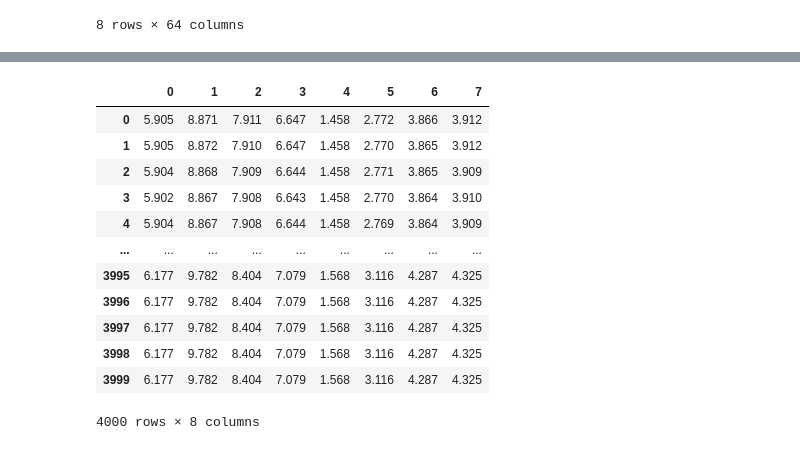
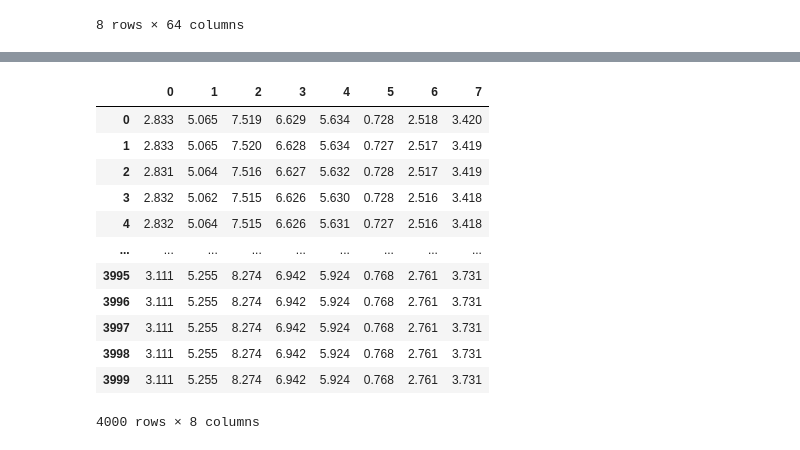
Before and after one commit to MohamedNennouche/COPD-Detection, a Jupyter notebook: COPD-notebook.ipynb, the cells around one changed output, grey strips where cells are left out. Saved outputs shown, nothing was run; the diff lists cells and outputs as text; code cells hidden in the pictures.

```diff
--- a/COPD-notebook.ipynb
+++ b/COPD-notebook.ipynb
@@ -100,24 +123,24 @@ On peut aussi remarquer que tous les fichiers ne contiennent aucune valeur manqu
 # %%
-data_capteurs0 = []
+data_capteurs_smokers = []
 for i in range(8) :
-    data = monFichier[i]
-    for j in range(8) :
-        data += monFichier[i+1+8*(j+1)]
-    data_capteurs0.append(list(data))
-data_capteurs0 = pd.DataFrame(data_capteurs0)
-data_capteurs0 = data_capteurs0.T
-data_capteurs0
+    data = data_smokers[i]
+    for j in range(1,8) :
+        data += data_smokers[i+8*j]
+    data_capteurs_smokers.append(list(data))
+data_capteurs_smokers = pd.DataFrame(data_capteurs_smokers)
+data_capteurs_smokers = data_capteurs_smokers.T
+data_capteurs_smokers
 # %% [output]
 |  | 0 | 1 | 2 | 3 | 4 | 5 | 6 | 7 |
-| 0 | 5.905 | 8.871 | 7.911 | 6.647 | 1.458 | 2.772 | 3.866 | 3.912 |
-| 1 | 5.905 | 8.872 | 7.910 | 6.647 | 1.458 | 2.770 | 3.865 | 3.912 |
-| 2 | 5.904 | 8.868 | 7.909 | 6.644 | 1.458 | 2.771 | 3.865 | 3.909 |
-| 3 | 5.902 | 8.867 | 7.908 | 6.643 | 1.458 | 2.770 | 3.864 | 3.910 |
-| 4 | 5.904 | 8.867 | 7.908 | 6.644 | 1.458 | 2.769 | 3.864 | 3.909 |
+| 0 | 2.833 | 5.065 | 7.519 | 6.629 | 5.634 | 0.728 | 2.518 | 3.420 |
+| 1 | 2.833 | 5.065 | 7.520 | 6.628 | 5.634 | 0.727 | 2.517 | 3.419 |
+| 2 | 2.831 | 5.064 | 7.516 | 6.627 | 5.632 | 0.728 | 2.517 | 3.419 |
+| 3 | 2.832 | 5.062 | 7.515 | 6.626 | 5.630 | 0.728 | 2.516 | 3.418 |
+| 4 | 2.832 | 5.064 | 7.515 | 6.626 | 5.631 | 0.727 | 2.516 | 3.418 |
 | ... | ... | ... | ... | ... | ... | ... | ... | ... |
-| 3995 | 6.177 | 9.782 | 8.404 | 7.079 | 1.568 | 3.116 | 4.287 | 4.325 |
-| 3996 | 6.177 | 9.782 | 8.404 | 7.079 | 1.568 | 3.116 | 4.287 | 4.325 |
-| 3997 | 6.177 | 9.782 | 8.404 | 7.079 | 1.568 | 3.116 | 4.287 | 4.325 |
-| 3998 | 6.177 | 9.782 | 8.404 | 7.079 | 1.568 | 3.116 | 4.287 | 4.325 |
-| 3999 | 6.177 | 9.782 | 8.404 | 7.079 | 1.568 | 3.116 | 4.287 | 4.325 |
+| 3995 | 3.111 | 5.255 | 8.274 | 6.942 | 5.924 | 0.768 | 2.761 | 3.731 |
+| 3996 | 3.111 | 5.255 | 8.274 | 6.942 | 5.924 | 0.768 | 2.761 | 3.731 |
+| 3997 | 3.111 | 5.255 | 8.274 | 6.942 | 5.924 | 0.768 | 2.761 | 3.731 |
+| 3998 | 3.111 | 5.255 | 8.274 | 6.942 | 5.924 | 0.768 | 2.761 | 3.731 |
+| 3999 | 3.111 | 5.255 | 8.274 | 6.942 | 5.924 | 0.768 | 2.761 | 3.731 |
 4000 rows × 8 columns
```
Also changed, not shown: parts of 25 cells of this notebook.
